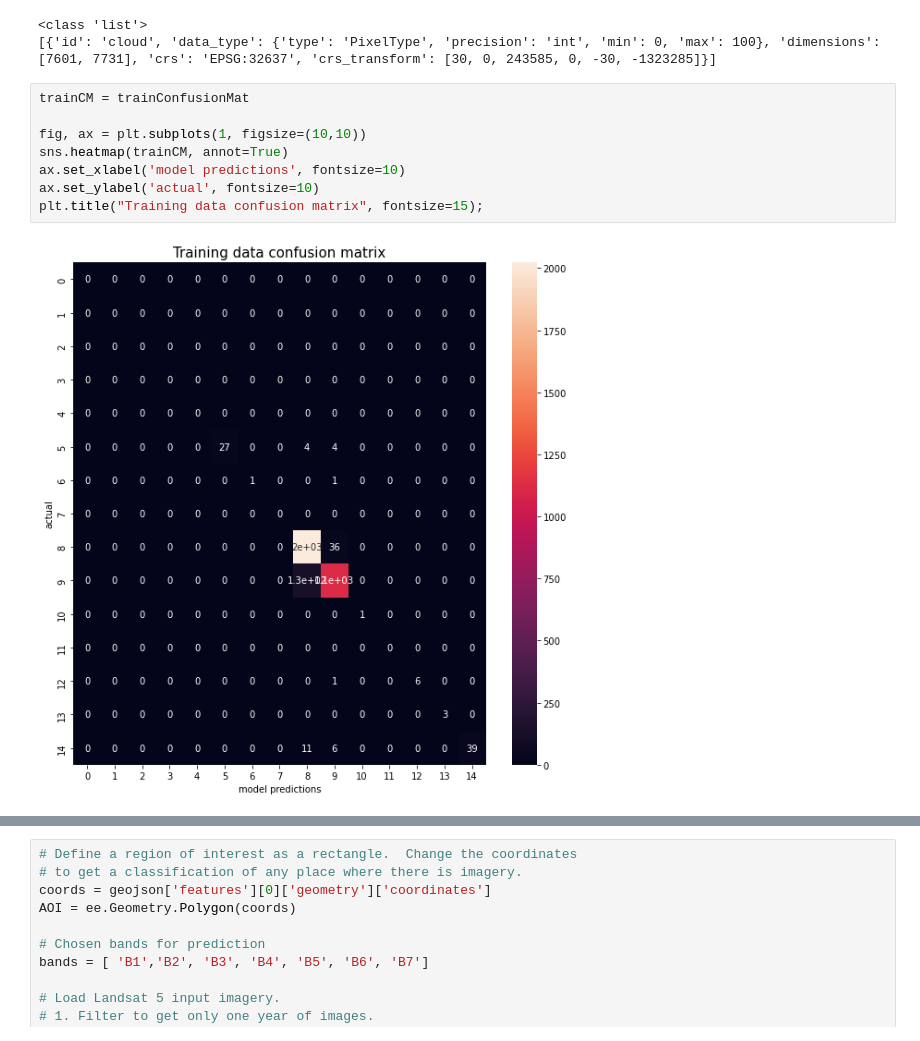
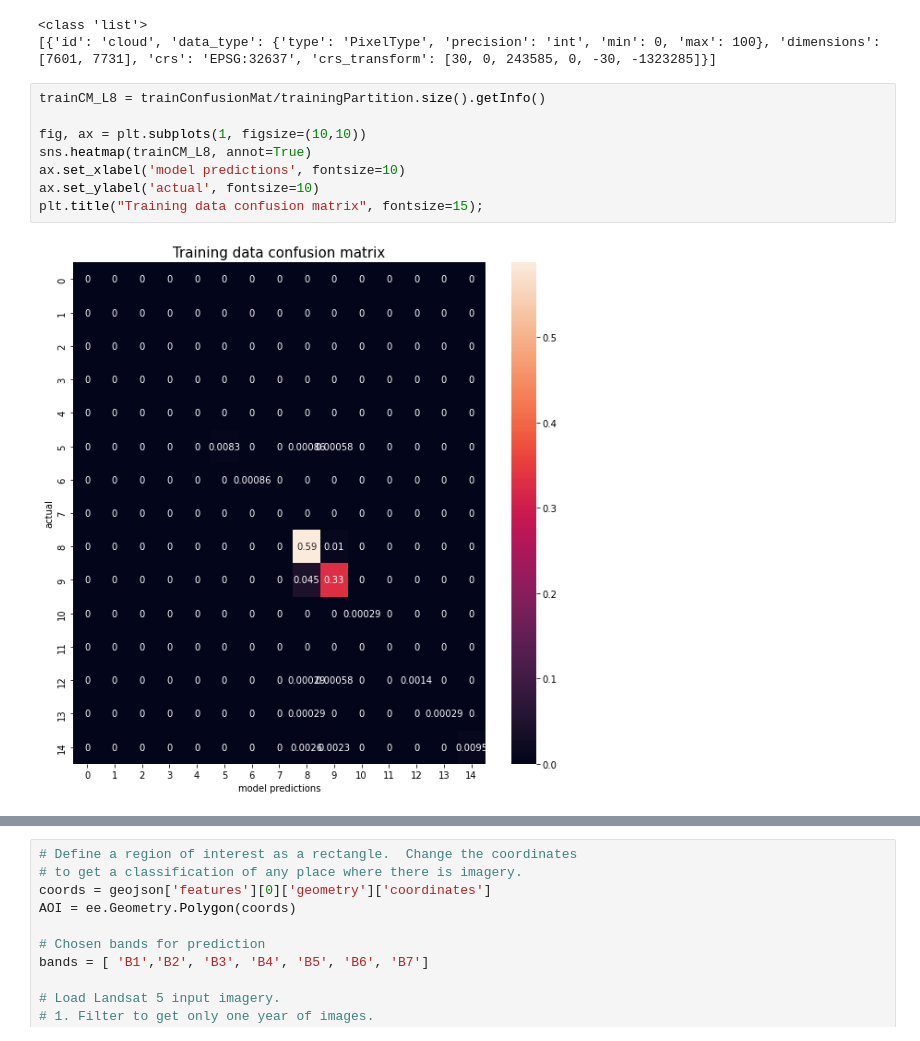
Before and after one commit to https-github-com-Engelbert107/Land_surface_classification_malawi_mozambique, a Jupyter notebook: Notebooks/classification_mozambique.ipynb, the cells around one changed output, grey strips where cells are left out. Cells and saved outputs as stored; diff of their text form.

Commit message:
update confusion matrix

```diff
--- a/Notebooks/classification_mozambique.ipynb
+++ b/Notebooks/classification_mozambique.ipynb
@@ -232,13 +232,13 @@ print(cloudScore.getInfo()['bands'])
 <class 'list'>
 [{'id': 'cloud', 'data_type': {'type': 'PixelType', 'precision': 'int', 'min': 0, 'max': 100}, 'dimensions': [7601, 7731], 'crs': 'EPSG:32637', 'crs_transform': [30, 0, 243585, 0, -30, -1323285]}]
 # %%
-trainCM = trainConfusionMat
+trainCM_L8 = trainConfusionMat/trainingPartition.size().getInfo()
 
 fig, ax = plt.subplots(1, figsize=(10,10))
-sns.heatmap(trainCM, annot=True)
+sns.heatmap(trainCM_L8, annot=True)
 ax.set_xlabel('model predictions', fontsize=10)
 ax.set_ylabel('actual', fontsize=10)
 plt.title("Training data confusion matrix", fontsize=15);
 # %% [output]
-[figure, old version]
+[figure, new version]
 # %%
```
Also changed, not shown: parts of 4 cells of this notebook.
